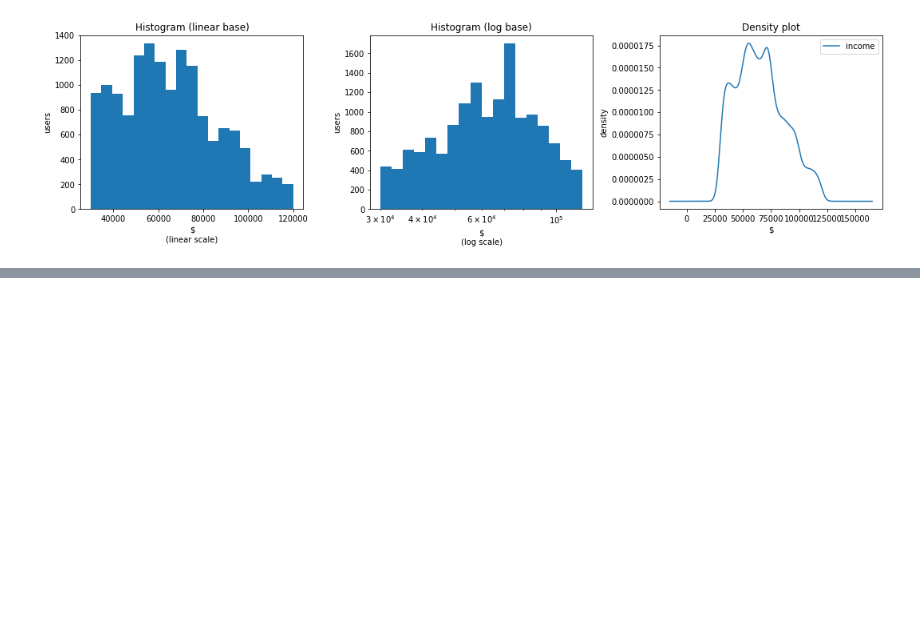
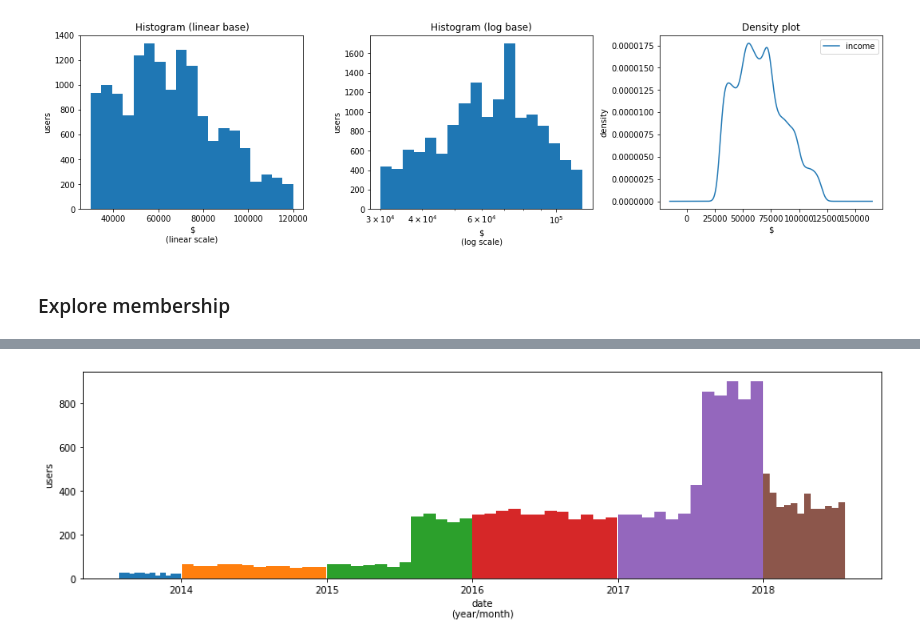
Before and after one commit to silviomori/udacity-machine-learning-capstone-starbucks, a Jupyter notebook: FeatureEngineering.ipynb, the cells around one changed output, grey strips where cells are left out. Saved outputs shown, nothing was run; the diff lists cells and outputs as text; code cells hidden in the pictures; blank space fills up the shorter version.

Commit message:
feat: Explore membership feature

```diff
--- a/FeatureEngineering.ipynb
+++ b/FeatureEngineering.ipynb
@@ -394,3 +394,53 @@ plt.show()
 # %% [output]
 [interactive output not drawn]
 [figure]
+# %% [markdown]
+### Explore membership
+# %%
+## Select registers
+membership_df = profile_df.became_member_on
+
+# Generate box plot
+fig1 = Figure(figsize=(8,4))
+ax = fig1.subplots()
+ax.set_title('Box Plot')
+membership_df.plot.box(ax=ax, vert=False)
+ax.set_yticklabels('')
+
+# Generate registers' description
+member_desc_integers_pdstyle = \
+    pd.DataFrame(membership_df.describe()).style \
+    .set_caption('Membership description') \
+    .set_table_attributes('style="display:inline;' \
+                          'vertical-align:top"')
+
+## Convert data to datetime format
+membership_df = pd.to_datetime(membership_df, format='%Y%m%d')
+
+# Generate registers' description
+member_desc_datetime_pdstyle = \
+    pd.DataFrame(membership_df.describe()).style \
+    .set_caption('Membership description') \
+    .set_table_attributes('style="display:inline;' \
+                          'vertical-align:top"')
+
+## Generate histograms
+bins = 12
+fig2, ax = plt.subplots(nrows=1, ncols=1, figsize=(15, 4))
+
+membership_df.groupby(membership_df.dt.year) \
+    .hist(bins=bins, ax=ax)
+ax.set_ylabel('users')
+ax.set_xlabel('date\n(year/month)')
+ax.grid(False)
+
+## Display the information generated above
+display_html('<center>' \
+              + member_desc_integers_pdstyle._repr_html_() \
+              + ' '
+              + member_desc_datetime_pdstyle._repr_html_() \
+              + convert_fig_to_html(fig1) \
+              + '</center>',
+             raw=True)
+plt.show()
+# %% [output]
@@ -396,0 +448 @@ plt.show()
+[figure, added]
```
Also changed, not shown: parts of 1 cell of this notebook.
